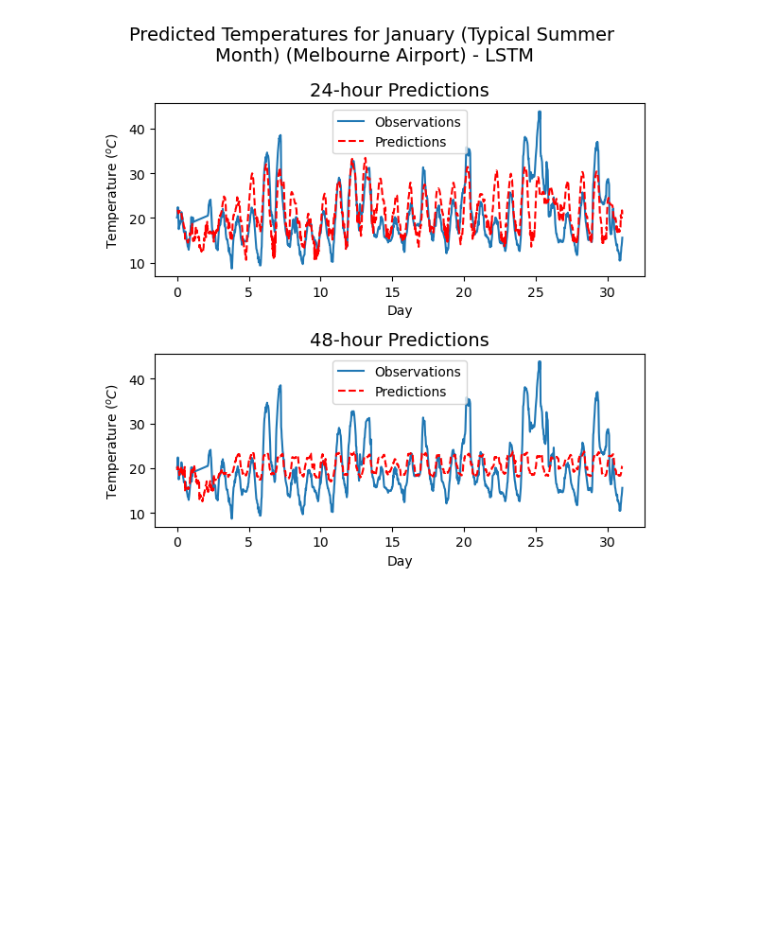
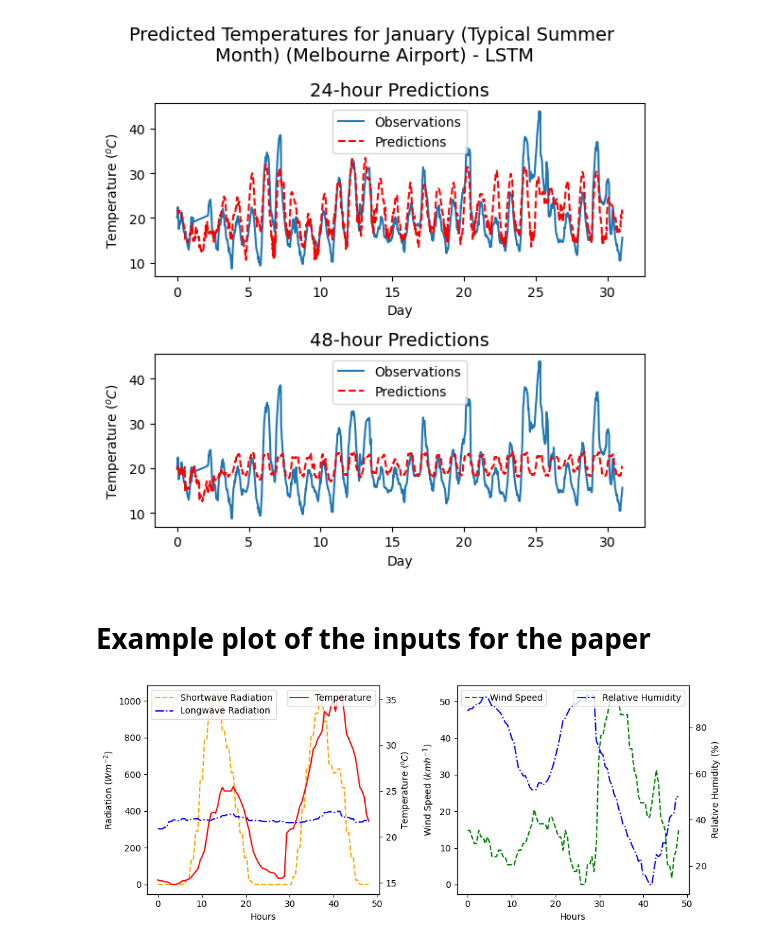
Before and after one commit to vihanw/UrbanWeatherPrediction, a Jupyter notebook: Model_Output_Analysis.ipynb, the cells around one changed output. Cells and saved outputs as stored; diff of their text form; code cells hidden in the pictures; blank space fills up the shorter version.

Commit message:
Added an example of inputs

```diff
--- a/Model_Output_Analysis.ipynb
+++ b/Model_Output_Analysis.ipynb
@@ -502,3 +503,53 @@ fig.savefig(f'{out_dir}lstm_january_predictions.png', dpi=500)
 plt.show()
 # %% [output]
 [figure]
+# %% [markdown]
+# Example plot of the inputs for the paper
+# %%
+f_inputs = f"data\cleaned_data\86282_aws_plumber_data.csv"
+input_df = pd.read_csv(f_inputs)
+
+t_end = int(48*2)
+
+time_24 = input_df['local_time'][0:t_end]
+hours = np.linspace(0, 48, len(time_24))
+precip_24 = input_df['Precipitation_since_9am_local_time_in_mm'][0:t_end]
+temp_24 = input_df['Air_Temperature_in_degrees_C'][0:t_end]
+hum_24 = input_df['Relative_humidity_in_percentage'][0:t_end]
+swdown_24 = input_df['swdown'][0:t_end]
+lwdown_24 = input_df['lwdown'][0:t_end]
+wind_24 = input_df['Wind_speed_in_kmh'][0:t_end]
+
+fig, axes = plt.subplots(nrows=1, ncols=2, figsize=(10, 4))
+# axes = axes.ravel()
+
+axes0_1 = axes[0].twinx()
+axes1_1 = axes[1].twinx()
+
+axes[0].plot(hours, swdown_24, c='orange', ls='--', label='Shortwave Radiation')
+axes[0].plot(hours, lwdown_24, 'b-.', label='Longwave Radiation')
+axes0_1.plot(hours, temp_24, 'r-', label='Temperature')
+
+axes[0].set_ylabel("Radiation ($W m^{-2}$)")
+axes0_1.set_ylabel("Temperature ($^oC$)")
+axes[0].set_xlabel('Hours')
+axes[0].legend(loc='upper left')
+axes0_1.legend(loc='upper right')
+
+
+##
+axes[1].plot(hours, wind_24, 'g--',label='Wind Speed')
+axes1_1.plot(hours, hum_24, 'b-.', label='Relative Humidity')
+
+axes[1].set_ylabel('Wind Speed ($km h^{-1}$)')
+axes1_1.set_ylabel('Relative Humidity ($\%$)')
+axes[1].set_xlabel('Hours')
+axes[1].legend(loc='upper left')
+axes1_1.legend(loc='upper right')
+
+# fig.suptitle('Sample of Input Variables Over 2 Days')
+
+fig.tight_layout()
+fig.savefig(f'{in_dir}Melbourne_Airport_Inputs_example_48hr.png', dpi=500)
+# %% [output]
+[figure, added]
```
Also changed, not shown: parts of 1 cell of this notebook, 1 other file.
